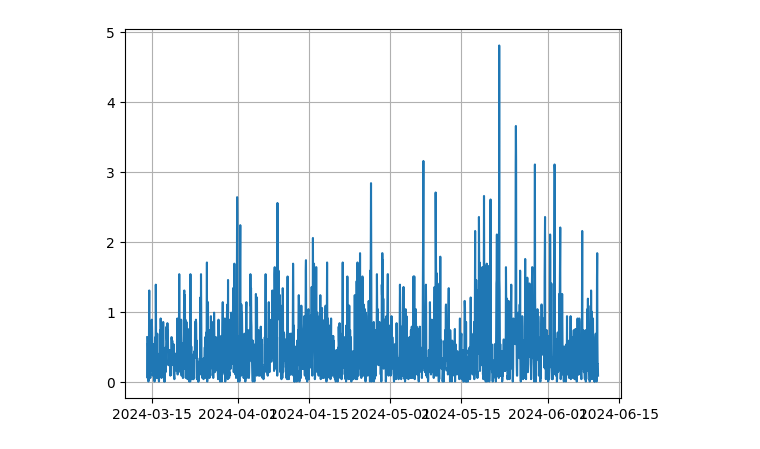
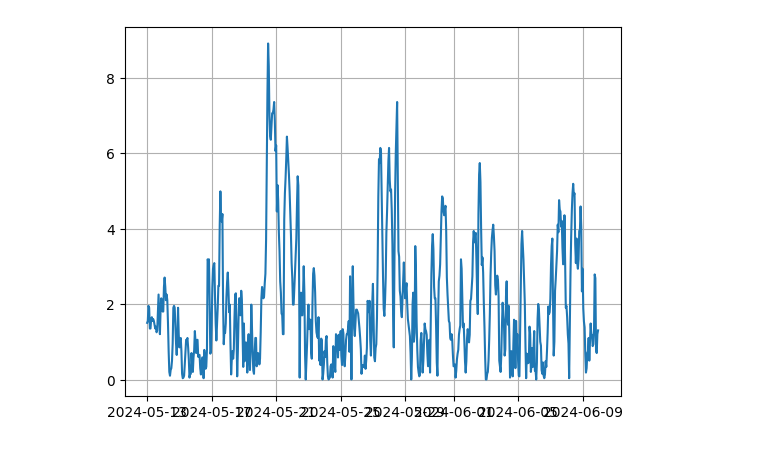
Before and after one commit to adamowski137/WeatherStatistics, a Jupyter notebook: Server/forecats.ipynb, the cells around one changed output. Drawn from its saved outputs; the diff is of its cells as text; code cells hidden in the pictures.

Commit message:
Prognozy (#4)
* working charts

* finalne zmiany

```diff
--- a/Server/forecats.ipynb
+++ b/Server/forecats.ipynb
@@ -99,19 +99,19 @@ def getSoftMaxDiffByHour(diff):
 # %%
 import matplotlib.pyplot as plt
 import numpy as np
 
 def plotTemperature(df, dateColumn = "date", tempColumn = "temperature_2m"):
     t = df[dateColumn]
     s = df[tempColumn]
     fig, ax = plt.subplots()
     ax.plot(t, s)
     ax.grid()
     plt.show()
 
-diff, _ = calulateDiff(90)
+diff, _ = calulateDiff(30)
 plotTemperature(diff)
 # %% [output]
-[figure, old version]
+[figure, new version]
 # %%
 import matplotlib.pyplot as plt
 
```
Also changed, not shown: parts of 6 cells of this notebook, 2 other files.
